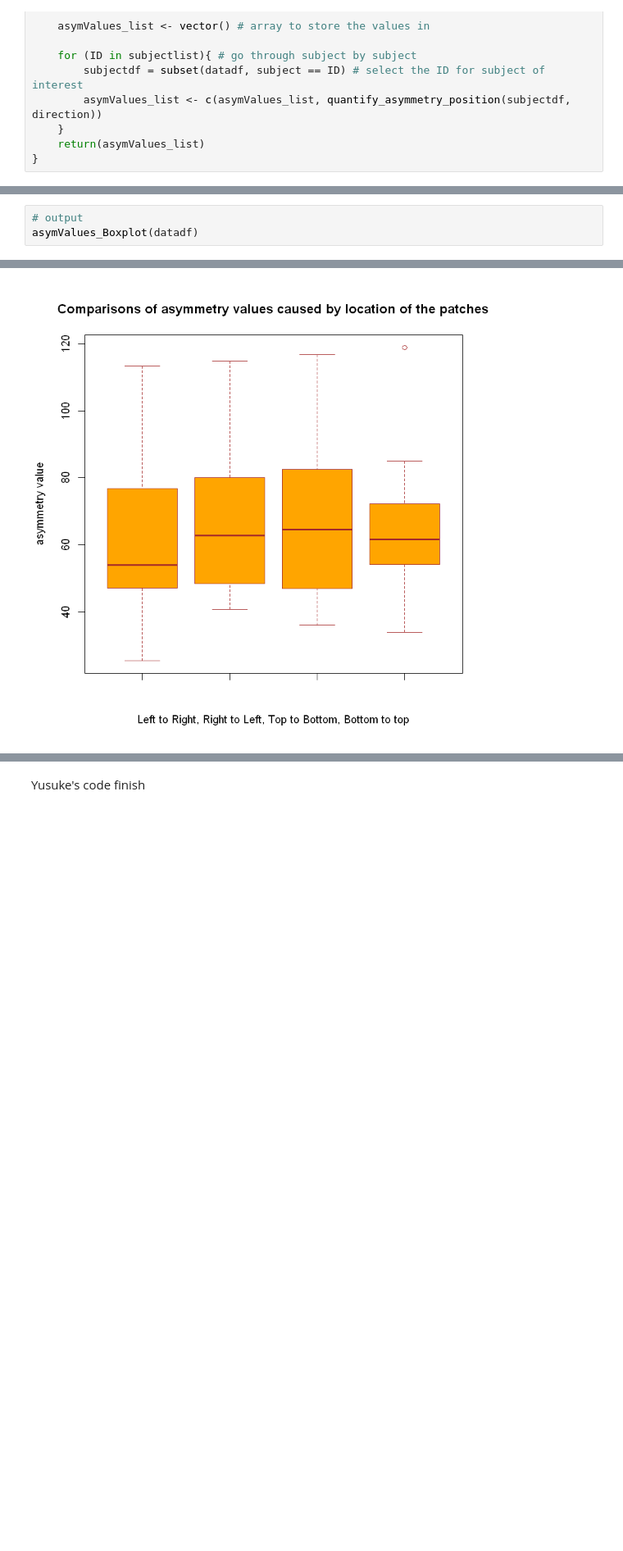
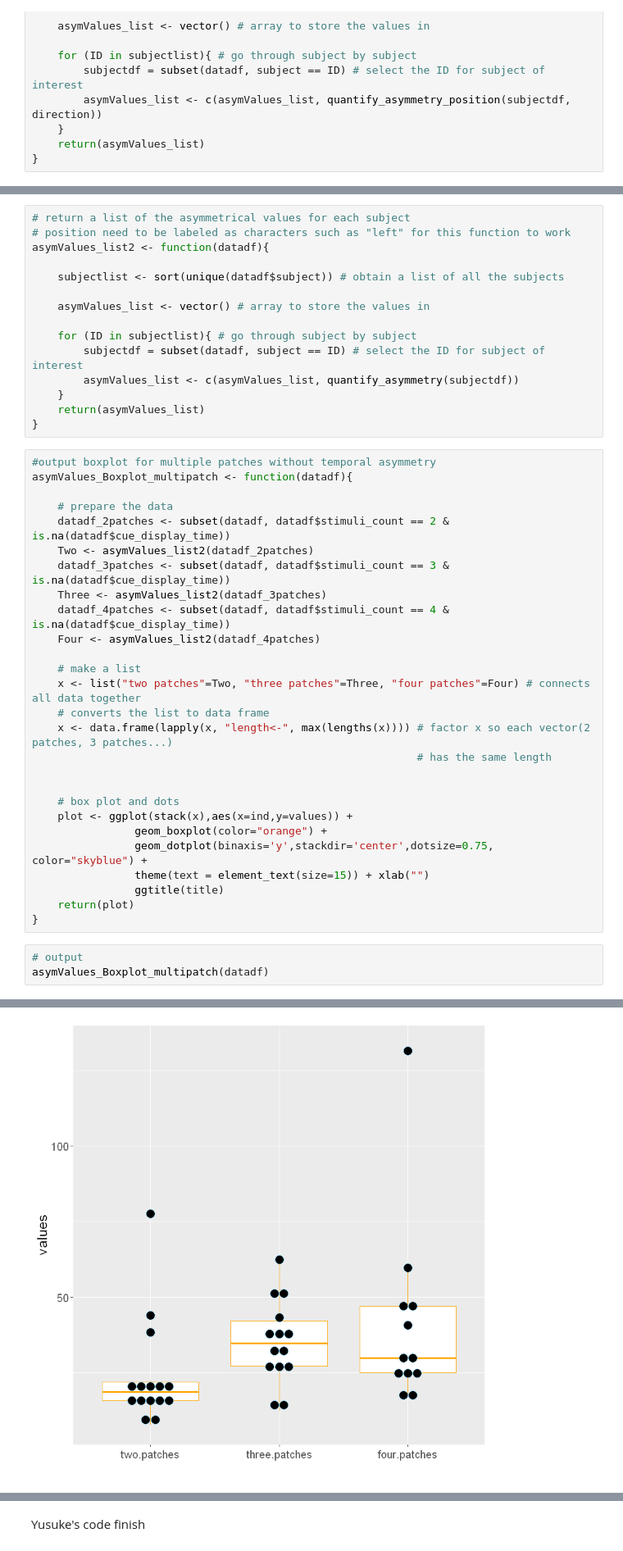
Before and after one commit to Yusuke710/Intern2020WinterProject4, a Jupyter notebook: Fovea vs. Periphery Color Similarity Pilot Analysis - All Data Analysis-Copy1.ipynb, the cells around one changed output, grey strips where cells are left out. Shown at 82% size. Saved outputs shown, nothing was run; the diff lists cells and outputs as text; blank space fills up the shorter version.

Commit message:
Add files via upload
added asymmetry by multiple patches

```diff
--- a/Fovea vs. Periphery Color Similarity Pilot Analysis - All Data Analysis-Copy1.ipynb
+++ b/Fovea vs. Periphery Color Similarity Pilot Analysis - All Data Analysis-Copy1.ipynb
@@ -1068,4 +1160,46 @@ asymValues_Boxplot <- function(datadf){ # add conditions
+# %%
+# return a list of the asymmetrical values for each subject
+# position need to be labeled as characters such as "left" for this function to work
+asymValues_list2 <- function(datadf){
+
+    subjectlist <- sort(unique(datadf$subject)) # obtain a list of all the subjects
+
+    asymValues_list <- vector() # array to store the values in
+
+    for (ID in subjectlist){ # go through subject by subject
+        subjectdf = subset(datadf, subject == ID) # select the ID for subject of interest
+        asymValues_list <- c(asymValues_list, quantify_asymmetry(subjectdf))
+    }
+    return(asymValues_list)
+}
+# %%
+#output boxplot for multiple patches without temporal asymmetry
+asymValues_Boxplot_multipatch <- function(datadf){
+
+    # prepare the data
+    datadf_2patches <- subset(datadf, datadf$stimuli_count == 2 & is.na(datadf$cue_display_time))
+    Two <- asymValues_list2(datadf_2patches)
+    datadf_3patches <- subset(datadf, datadf$stimuli_count == 3 & is.na(datadf$cue_display_time))
+    Three <- asymValues_list2(datadf_3patches)
+    datadf_4patches <- subset(datadf, datadf$stimuli_count == 4 & is.na(datadf$cue_display_time))
+    Four <- asymValues_list2(datadf_4patches)
+
+    # make a list
+    x <- list("two patches"=Two, "three patches"=Three, "four patches"=Four) # connects all data together
+    # converts the list to data frame
+    x <- data.frame(lapply(x, "length<-", max(lengths(x)))) # factor x so each vector(2 patches, 3 patches...)
+                                                            # has the same length
+
+
+    # box plot and dots
+    plot <- ggplot(stack(x),aes(x=ind,y=values)) +
+                geom_boxplot(color="orange") +
+                geom_dotplot(binaxis='y',stackdir='center',dotsize=0.75, color="skyblue") +
+                theme(text = element_text(size=15)) + xlab("")
+                ggtitle(title)
+    return(plot)
+}
 # %%
 # output
-asymValues_Boxplot(datadf)
+asymValues_Boxplot_multipatch(datadf)
 # %% [output]
@@ -1095 +1207 @@ $names
-[figure, old version]
+[figure, new version]
```
Also changed, not shown: parts of 22 cells of this notebook.
